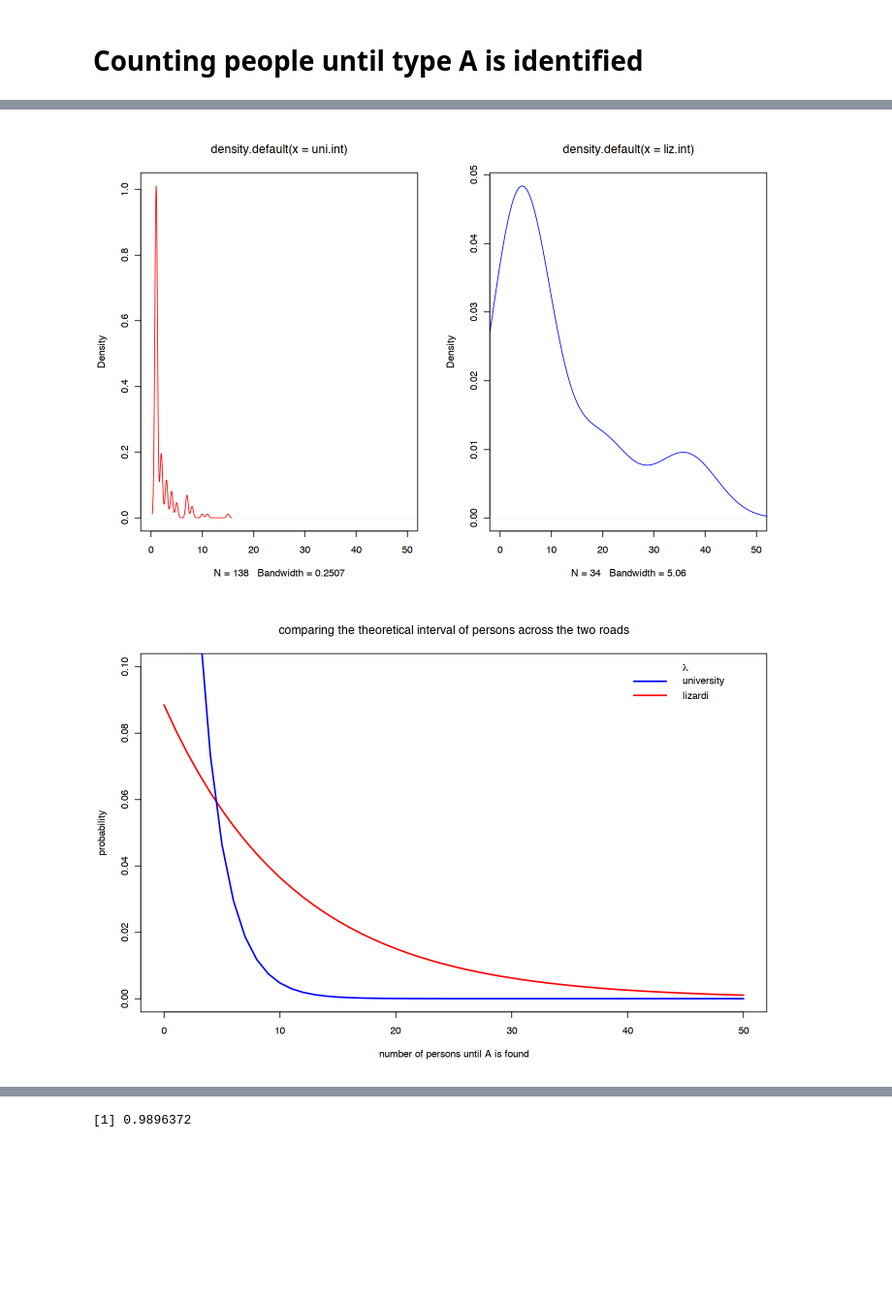
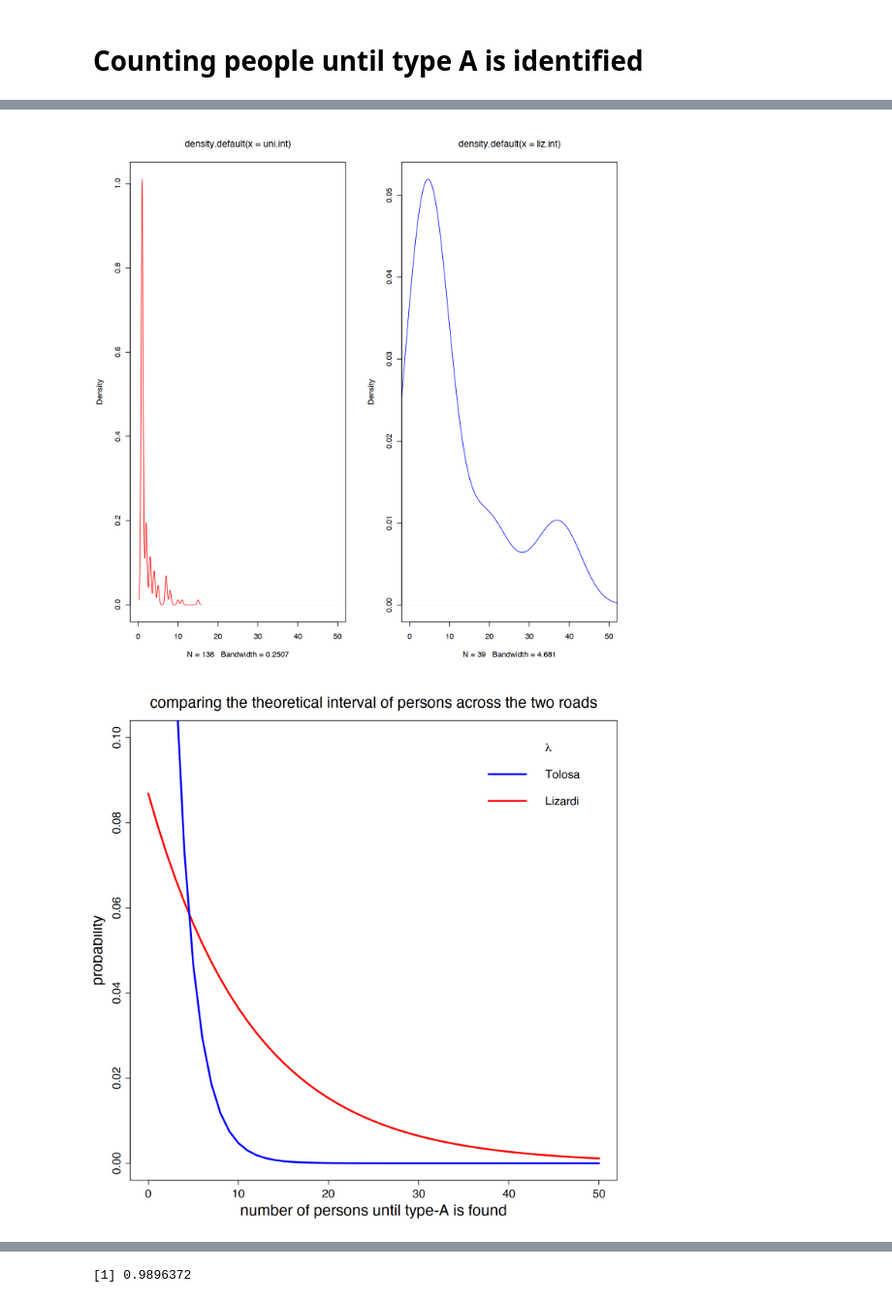
Before and after one commit to norberello/fitting-exponential-car-intervals, a Jupyter notebook: Number of people until type A shows up.ipynb, the cells around one changed output, grey strips where cells are left out. Shown at 97% size. Drawn from its saved outputs; the diff is of its cells as text; code cells hidden in the pictures; blank space fills up the shorter version.

```diff
--- a/Number of people until type A shows up.ipynb
+++ b/Number of people until type A shows up.ipynb
@@ -20,7 +20,7 @@ prop.int<-length(uni.int)/sum(uni.int)#pertsonen zenbat betetzen duten
 prop.int
 
 liz.int<-c(11,36,8,19,23,20,3,7,20,41,30,17,4,1,4,9,6,
-           37,4,1,1,1,5,6,1,1,4,1,8,3,5,5,7,35)
+           37,4,1,1,1,5,6,1,1,4,1,8,3,5,5,7,35,3,8,6,8,40)
 #thus
 #thus
 prop.liz<-length(liz.int)/sum(liz.int)
@@ -108,24 +130,25 @@ par(mfrow = c(1,2))
 plot(density(uni.int),col="red",xlim=c(0,50))
 plot(density(liz.int),col="blue",xlim=c(0,50))
 # %% [output]
-[figure, old version]
+[figure, new version]
 # %%
 person.num <- seq(0, 50, by = 1)# Specify x-values
 #for exp function
 #Now, we can apply the dexp function with a rate of 5 as follows:
 int.p <- dexp(person.num, rate = 1/mean(liz.int))
 int.t <- dexp(person.num, rate = 1/mean(uni.int))
 
 plot(person.num,int.p,main="comparing the theoretical interval of persons across the two roads",
-     type="l",lwd=2,col="red",xlab="number of persons until A is found",
-     ylim=c(0,0.1),ylab="probability")
+     type="l",lwd=3,col="red",xlab="number of persons until type-A is found",
+     ylim=c(0,0.1),ylab="probability",cex.lab=2,cex.axis=1.5,
+     cex.main=2)
 lines(person.num,int.t,
-      type="l",lwd=2,col="blue")
+      type="l",lwd=3,col="blue")
       # Adding a legend
-legend("topright", c(expression(paste(, lambda)), "university", "lizardi"),
-       lty = c(0, 1, 1), col = c("red", "blue"), box.lty = 0, lwd = 2)
+legend("topright", c(expression(paste(, lambda)), "Tolosa", "Lizardi"),
+       lty = c(0, 1, 1), col = c("red", "blue"), box.lty = 0, lwd = 3,cex=1.5)
 # %% [output]
-[figure, old version]
+[figure, new version]
 # %%
 summary(uni.int)
 summary(liz.int)
```
Also changed, not shown: parts of 29 cells of this notebook, 1 other file.
